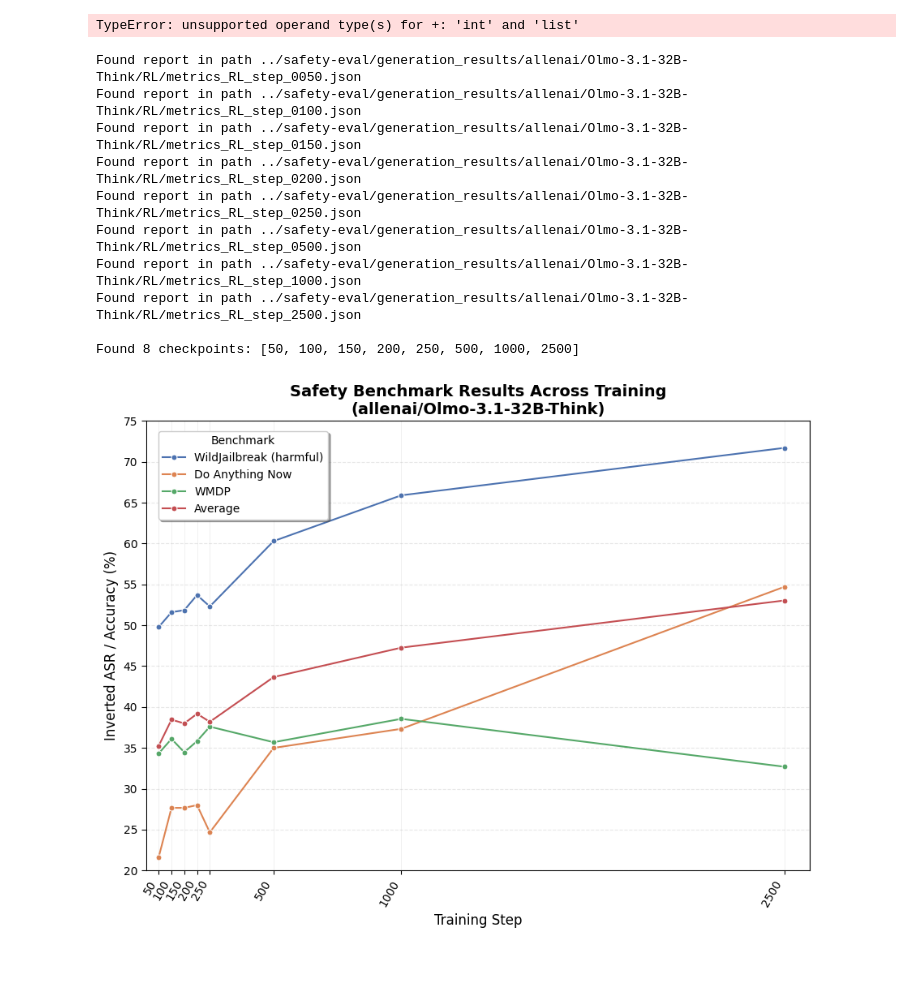
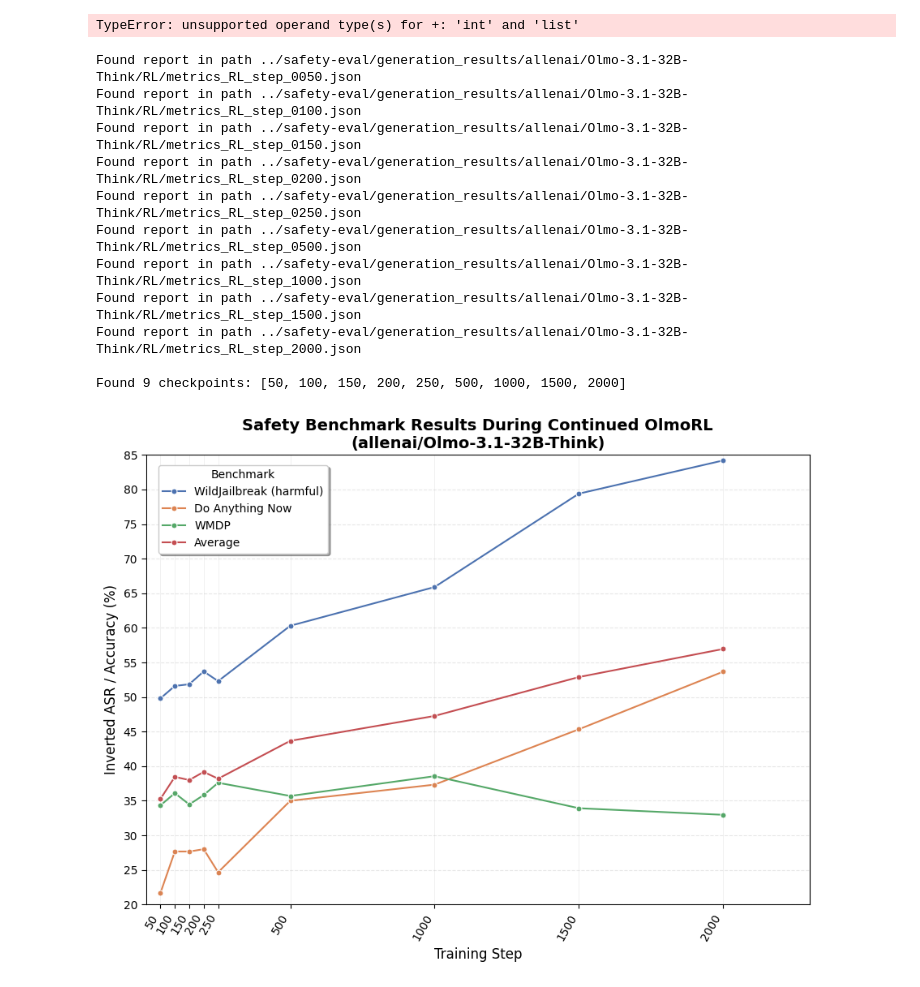
Before and after one commit to Neelectric/open-r1_safety, a Jupyter notebook: data_viz/olmo_3.1_dataviz.ipynb, the cells around one changed output. Drawn from its saved outputs; the diff is of its cells as text; code cells hidden in the pictures.

```diff
--- a/data_viz/olmo_3.1_dataviz.ipynb
+++ b/data_viz/olmo_3.1_dataviz.ipynb
@@ -199,42 +199,43 @@ for step in steps_found:
 ax.set_xlabel('Training Step', fontsize=12)
 ### Changed y-axis label to be more specific
 ax.set_ylabel('Inverted ASR / Accuracy (%)', fontsize=12)
-ax.set_title(f'Safety Benchmark Results Across Training\n({model_name})', fontsize=14, fontweight='bold')
+ax.set_title(f'Safety Benchmark Results During Continued OlmoRL\n({model_name})', fontsize=14, fontweight='bold')
 ### Moved legend outside plot area to avoid overlap with data
 ax.legend(title='Benchmark', frameon=True, fancybox=True, shadow=True,
           loc='upper left', bbox_to_anchor=(0.01, 0.99))
 ax.grid(axis='y', alpha=0.3, linestyle='--', which= 'both')
-ax.set_ylim(20, 75)  # Updated for scaled values
-ax.set_xlim(x_min, 2600)
+ax.set_ylim(20, 85)  # Updated for scaled values
+ax.set_xlim(x_min, 2300)
 
 # Y-axis ticks at intervals of 5
 ax.yaxis.set_major_locator(MultipleLocator(5))
 # ax.yaxis.set_minor_locator(MultipleLocator(5))
 ax.tick_params(axis='y', which='both', length=4)
 
 # X-axis: show a reasonable subset of ticks to avoid crowding
 if len(steps_found) > 15:
     tick_step = max(1, len(steps_found) // 10)
     tick_positions = steps_found[::tick_step]
     if steps_found[-1] not in tick_positions:
         tick_positions.append(steps_found[-1])
 else:
     tick_positions = steps_found
 
 ax.set_xticks(tick_positions)
 ax.set_xticklabels([f'{s}' for s in tick_positions], rotation=60, ha='right')
 
 plt.tight_layout()
 plt.show()
 # %% [output]
 Found report in path ../safety-eval/generation_results/allenai/Olmo-3.1-32B-Think/RL/metrics_RL_step_0050.json
 Found report in path ../safety-eval/generation_results/allenai/Olmo-3.1-32B-Think/RL/metrics_RL_step_0100.json
 Found report in path ../safety-eval/generation_results/allenai/Olmo-3.1-32B-Think/RL/metrics_RL_step_0150.json
 Found report in path ../safety-eval/generation_results/allenai/Olmo-3.1-32B-Think/RL/metrics_RL_step_0200.json
 Found report in path ../safety-eval/generation_results/allenai/Olmo-3.1-32B-Think/RL/metrics_RL_step_0250.json
 Found report in path ../safety-eval/generation_results/allenai/Olmo-3.1-32B-Think/RL/metrics_RL_step_0500.json
 Found report in path ../safety-eval/generation_results/allenai/Olmo-3.1-32B-Think/RL/metrics_RL_step_1000.json
-Found report in path ../safety-eval/generation_results/allenai/Olmo-3.1-32B-Think/RL/metrics_RL_step_2500.json
+Found report in path ../safety-eval/generation_results/allenai/Olmo-3.1-32B-Think/RL/metrics_RL_step_1500.json
+Found report in path ../safety-eval/generation_results/allenai/Olmo-3.1-32B-Think/RL/metrics_RL_step_2000.json
 
-Found 8 checkpoints: [50, 100, 150, 200, 250, 500, 1000, 2500]
+Found 9 checkpoints: [50, 100, 150, 200, 250, 500, 1000, 1500, 2000]
-[figure, old version]
+[figure, new version]
```
Also changed, not shown: 6 other files.
